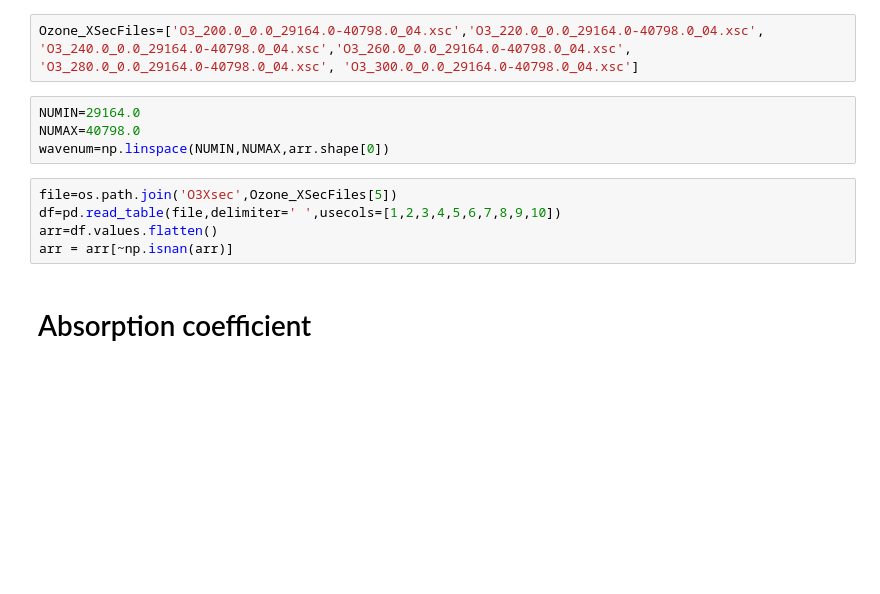
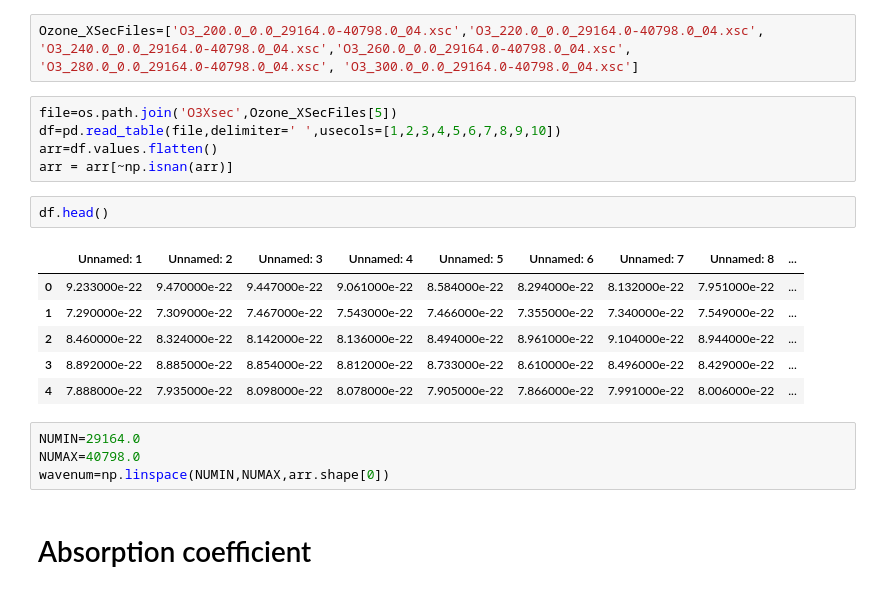
Before and after one commit to sylvielsstfr/AtmSimForOHP, a Jupyter notebook: AtmSimHoriz/TransmissionO3AtOHP.ipynb, the cells around one changed output. Saved outputs shown, nothing was run; the diff lists cells and outputs as text; blank space fills up the shorter version.

```diff
--- a/AtmSimHoriz/TransmissionO3AtOHP.ipynb
+++ b/AtmSimHoriz/TransmissionO3AtOHP.ipynb
@@ -120,15 +120,24 @@ NUMAX=1e7/WLMIN  # cm-1
 Ozone_XSecFiles=['O3_200.0_0.0_29164.0-40798.0_04.xsc','O3_220.0_0.0_29164.0-40798.0_04.xsc',
 'O3_240.0_0.0_29164.0-40798.0_04.xsc','O3_260.0_0.0_29164.0-40798.0_04.xsc',
 'O3_280.0_0.0_29164.0-40798.0_04.xsc', 'O3_300.0_0.0_29164.0-40798.0_04.xsc']
+# %%
+file=os.path.join('O3Xsec',Ozone_XSecFiles[5])
+df=pd.read_table(file,delimiter=' ',usecols=[1,2,3,4,5,6,7,8,9,10])
+arr=df.values.flatten()
+arr = arr[~np.isnan(arr)]
+# %%
+df.head()
+# %% [output]
+|  | Unnamed: 1 | Unnamed: 2 | Unnamed: 3 | Unnamed: 4 | Unnamed: 5 | Unnamed: 6 | Unnamed: 7 | Unnamed: 8 | ... |
+| 0 | 9.233000e-22 | 9.470000e-22 | 9.447000e-22 | 9.061000e-22 | 8.584000e-22 | 8.294000e-22 | 8.132000e-22 | 7.951000e-22 | ... |
+| 1 | 7.290000e-22 | 7.309000e-22 | 7.467000e-22 | 7.543000e-22 | 7.466000e-22 | 7.355000e-22 | 7.340000e-22 | 7.549000e-22 | ... |
+| 2 | 8.460000e-22 | 8.324000e-22 | 8.142000e-22 | 8.136000e-22 | 8.494000e-22 | 8.961000e-22 | 9.104000e-22 | 8.944000e-22 | ... |
+| 3 | 8.892000e-22 | 8.885000e-22 | 8.854000e-22 | 8.812000e-22 | 8.733000e-22 | 8.610000e-22 | 8.496000e-22 | 8.429000e-22 | ... |
+| 4 | 7.888000e-22 | 7.935000e-22 | 8.098000e-22 | 8.078000e-22 | 7.905000e-22 | 7.866000e-22 | 7.991000e-22 | 8.006000e-22 | ... |
 # %%
 NUMIN=29164.0
 NUMAX=40798.0
 wavenum=np.linspace(NUMIN,NUMAX,arr.shape[0])
-# %%
-file=os.path.join('O3Xsec',Ozone_XSecFiles[5])
-df=pd.read_table(file,delimiter=' ',usecols=[1,2,3,4,5,6,7,8,9,10])
-arr=df.values.flatten()
-arr = arr[~np.isnan(arr)]
 # %% [markdown]
 # Absorption coefficient
 # %% [markdown]
```
Also changed, not shown: parts of 3 cells of this notebook, 1 other file.
